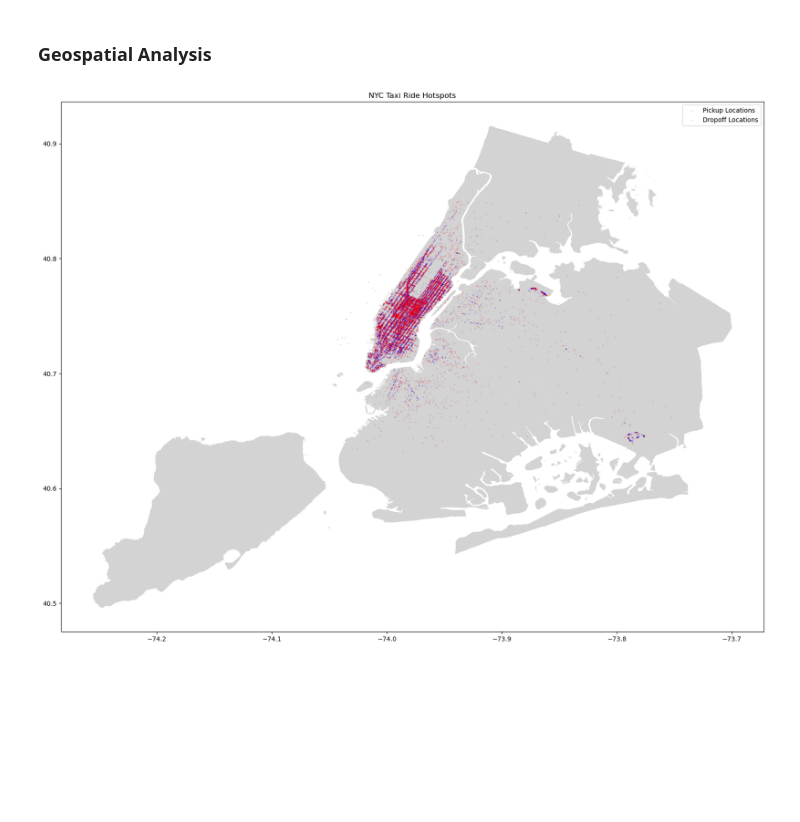
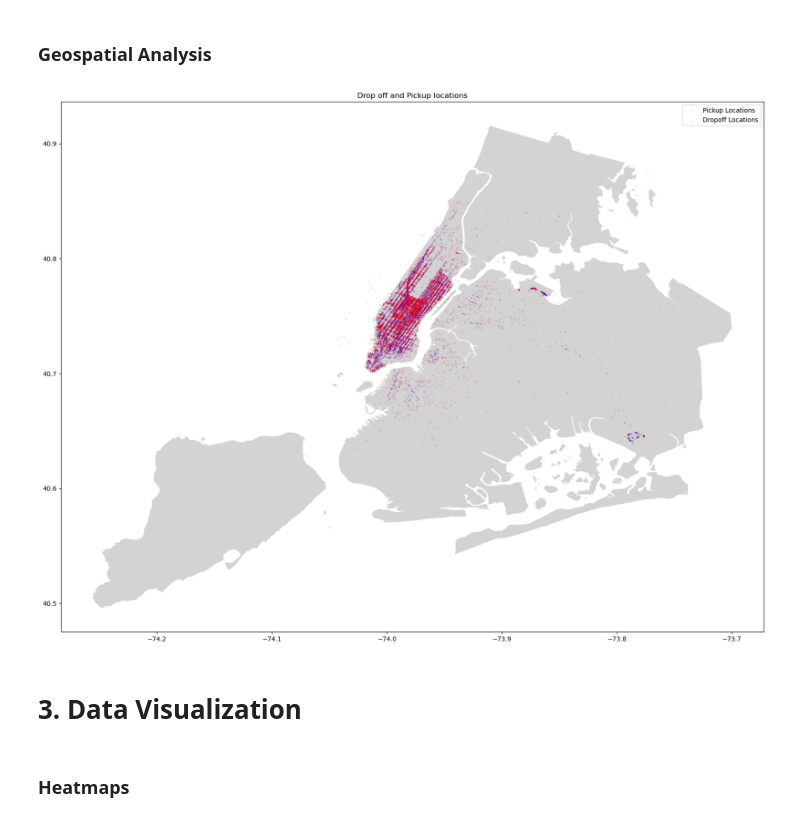
Before and after one commit to Mannvika/FinalProject, a Jupyter notebook: FinalProject.ipynb, the cells around one changed output. Drawn from its saved outputs; the diff is of its cells as text; code cells hidden in the pictures; blank space fills up the shorter version.

```diff
--- a/FinalProject.ipynb
+++ b/FinalProject.ipynb
@@ -114,11 +114,8 @@ df['is_peak_hour'] = df['hour'].apply(is_peak_hour)
 ### Normalize Numerical Features
 # %%
 scaler = StandardScaler()
-df[['distance_km', 'pickup_latitude', 'pickup_longitude',
-    'dropoff_latitude', 'dropoff_longitude']] = scaler.fit_transform(
-        df[['distance_km', 'pickup_latitude', 'pickup_longitude',
-            'dropoff_latitude', 'dropoff_longitude']]
-)
+df[['distance_km', 'pickup_latitude', 'pickup_longitude', 'dropoff_latitude', 'dropoff_longitude']] = scaler.fit_transform(
+        df[['distance_km', 'pickup_latitude', 'pickup_longitude', 'dropoff_latitude', 'dropoff_longitude']])
 df.head()
 # %% [output]
 |  | key | fare_amount | pickup_datetime | pickup_longitude | pickup_latitude | dropoff_longitude | ... |
@@ -174,18 +179,15 @@ df[['distance_km', 'pickup_latitude', 'pickup_longitude', 'dropoff_latitude', 'd
 # %%
-# Create GeoDataFrame for pickups and dropoffs
-pickup_gdf = gpd.GeoDataFrame(df, geometry=gpd.points_from_xy(df['pickup_longitude'], df['pickup_latitude']))
-dropoff_gdf = gpd.GeoDataFrame(df, geometry=gpd.points_from_xy(df['dropoff_longitude'], df['dropoff_latitude']))
-
-# NYC shapefile
-nyc_boundary = gpd.read_file('nyc.shp')
-
 # Plot
 fig, ax = plt.subplots(figsize=(20, 20))
 nyc_boundary.plot(ax=ax, color='lightgrey')
 pickup_gdf.plot(ax=ax, markersize=0.3, color='blue', alpha=0.3, label='Pickup Locations')
 dropoff_gdf.plot(ax=ax, markersize=0.3, color='red', alpha=0.3, label='Dropoff Locations')
 plt.legend()
-plt.title('NYC Taxi Ride Hotspots')
+plt.title('Drop off and Pickup locations')
 plt.show()
 # %% [output]
-[figure, old version]
+[figure, new version]
+# %% [markdown]
+<h1> 3. Data Visualization</h1>
+# %% [markdown]
+### Heatmaps
```
Also changed, not shown: parts of 9 cells of this notebook.
